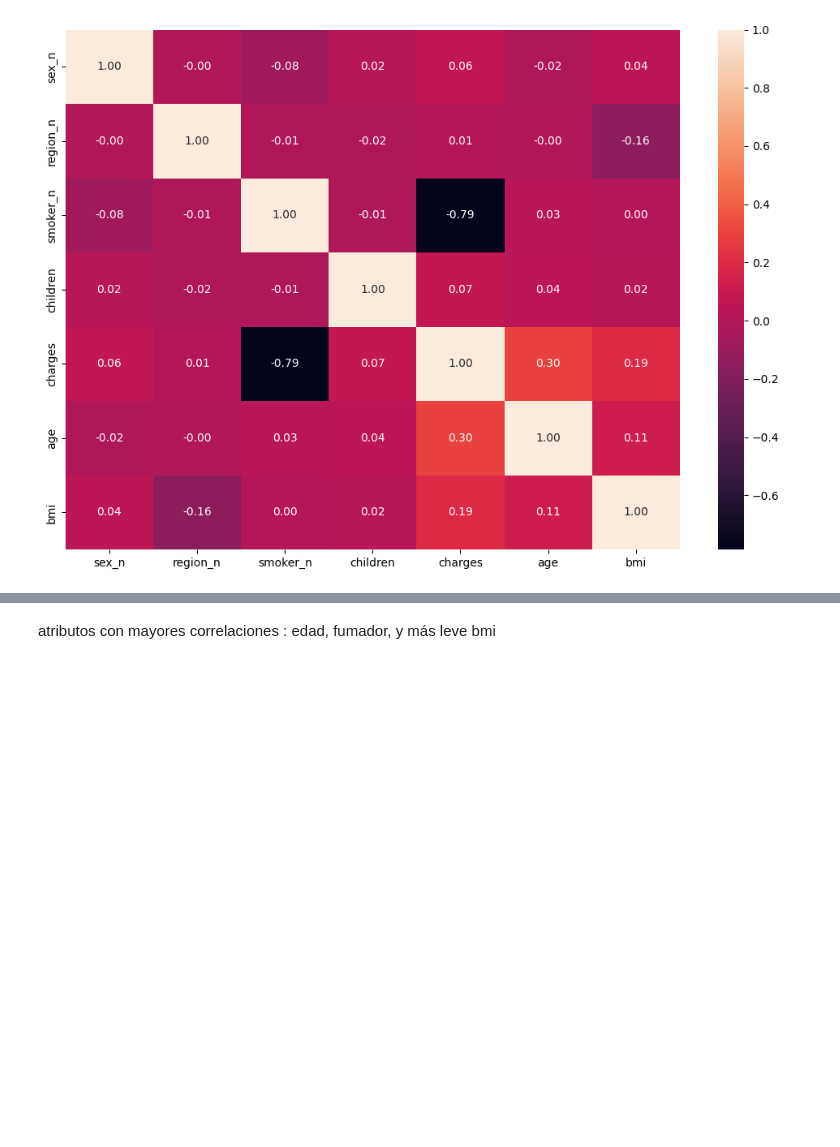
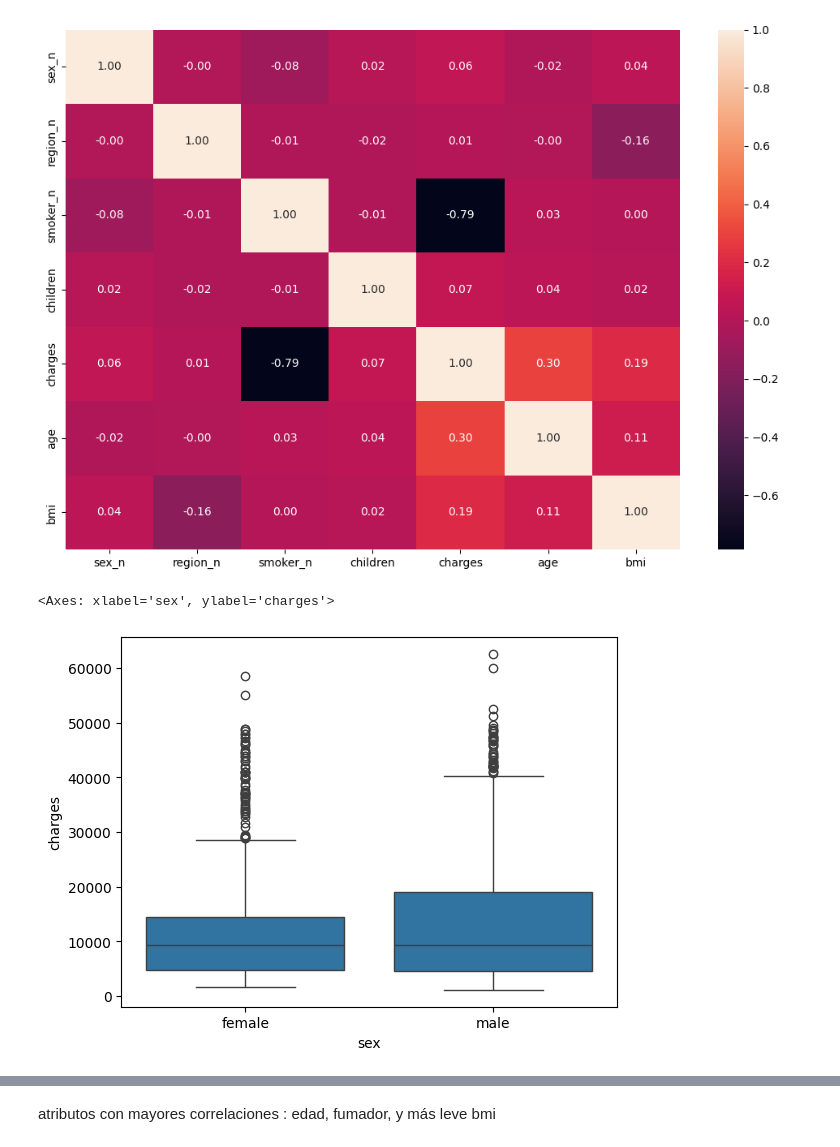
Before and after one commit to 4GeeksAcademy/Finarosalina_Regresion_lineal_EDA_insurance, a Jupyter notebook: src/explore.ipynb, the cells around one changed output, grey strips where cells are left out. Saved outputs shown, nothing was run; the diff lists cells and outputs as text; code cells hidden in the pictures; blank space fills up the shorter version.

```diff
--- a/src/explore.ipynb
+++ b/src/explore.ipynb
@@ -219,3 +223,8 @@ plt.tight_layout()
 plt.show()
 # %% [output]
 [figure]
+# %%
+sns.boxplot(data=ds, x="sex", y="charges")
+# %% [output]
+<Axes: xlabel='sex', ylabel='charges'>
+[figure, added]
```
Also changed, not shown: parts of 28 cells of this notebook, 2 other files.
